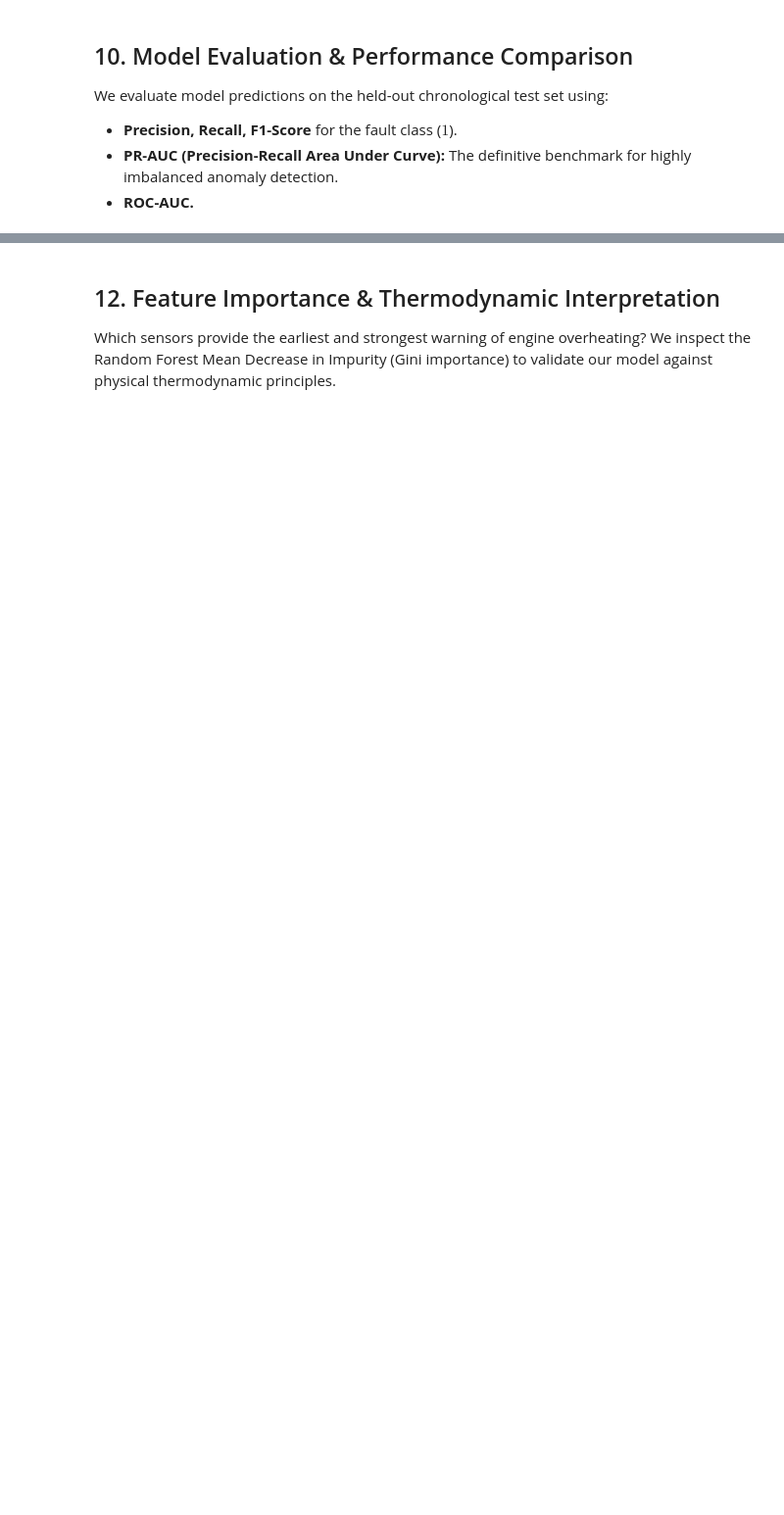
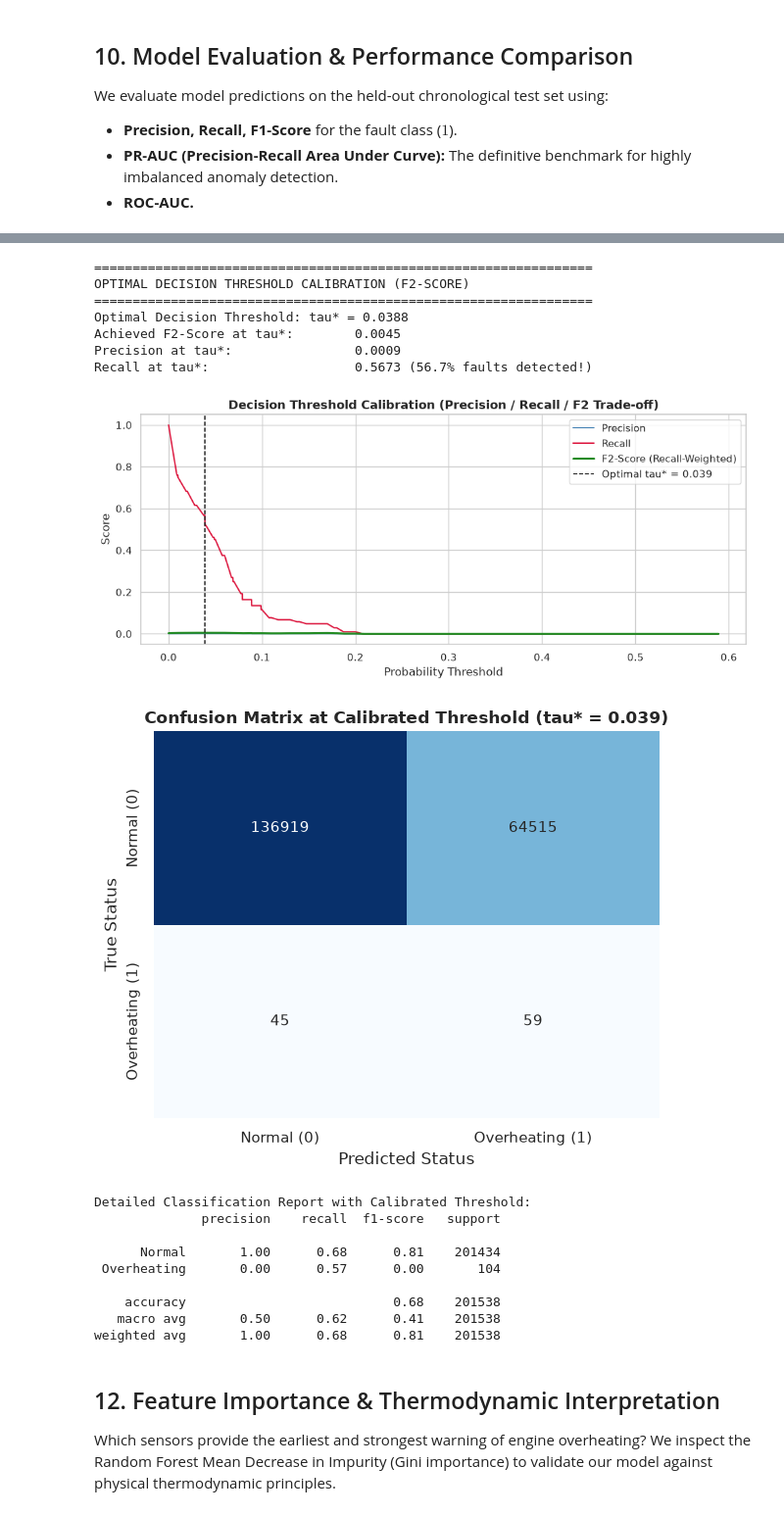
Before and after one commit to PasqualeAndreacchio/AnomalyDection-Spark, a Jupyter notebook: predictive_maintenance.ipynb, the cells around one changed output, grey strips where cells are left out. Shown at 98% size. Drawn from its saved outputs; the diff is of its cells as text; code cells hidden in the pictures; blank space fills up the shorter version.

```diff
--- a/predictive_maintenance.ipynb
+++ b/predictive_maintenance.ipynb
@@ -578,3 +652,81 @@ weighted avg       1.00      0.98      0.99    201538
+# %%
+# Threshold Calibration & Confusion Matrix for Best Performing Model (Random Forest)
+best_model = rf_model
+y_prob_best = best_model.predict_proba(X_test)[:, 1]
+
+# 1. Systematic Decision Threshold Optimization on F2-Score
+precisions, recalls, thresholds = precision_recall_curve(y_test, y_prob_best)
+
+beta = 2.0
+f2_scores = (1 + beta**2) * (precisions * recalls) / (beta**2 * precisions + recalls + 1e-10)
+
+valid_idx = np.where((precisions[:-1] > 0) & (recalls[:-1] > 0))[0]
+if len(valid_idx) > 0:
+    best_t_idx = valid_idx[np.argmax(f2_scores[valid_idx])]
+    optimal_threshold = float(thresholds[best_t_idx])
+    best_f2 = float(f2_scores[best_t_idx])
+    opt_prec = float(precisions[best_t_idx])
+    opt_rec = float(recalls[best_t_idx])
+else:
+    optimal_threshold = 0.5
+    best_f2, opt_prec, opt_rec = 0.0, 0.0, 0.0
+
+print("=" * 65)
+print("OPTIMAL DECISION THRESHOLD CALIBRATION (F2-SCORE)")
+print("=" * 65)
+print(f"Optimal Decision Threshold: tau* = {optimal_threshold:.4f}")
+print(f"Achieved F2-Score at tau*:        {best_f2:.4f}")
+print(f"Precision at tau*:                {opt_prec:.4f}")
+print(f"Recall at tau*:                   {opt_rec:.4f} ({opt_rec*100:.1f}% faults detected!)\n")
+
+# Plot F2, Precision, and Recall curves vs Threshold
+plt.figure(figsize=(10, 4.5))
+plt.plot(thresholds, precisions[:-1], label="Precision", color="steelblue", linewidth=1.5)
+plt.plot(thresholds, recalls[:-1], label="Recall", color="crimson", linewidth=1.5)
+plt.plot(thresholds, f2_scores[:-1], label="F2-Score (Recall-Weighted)", color="forestgreen", linewidth=2.2)
+plt.axvline(optimal_threshold, color="black", linestyle="--", linewidth=1.2, label=f"Optimal tau* = {optimal_threshold:.3f}")
+plt.title("Decision Threshold Calibration (Precision / Recall / F2 Trade-off)", fontsize=13, fontweight="bold")
+plt.xlabel("Probability Threshold")
+plt.ylabel("Score")
+plt.legend(loc="best")
+plt.tight_layout()
+plt.show()
+
+# 2. Confusion Matrix Evaluated at the Optimal Calibrated Threshold
+y_pred_tuned = (y_prob_best >= optimal_threshold).astype(int)
+cm = confusion_matrix(y_test, y_pred_tuned)
+
+plt.figure(figsize=(6, 5))
+sns.heatmap(cm, annot=True, fmt="d", cmap="Blues", cbar=False,
+            xticklabels=["Normal (0)", "Overheating (1)"],
+            yticklabels=["Normal (0)", "Overheating (1)"])
+plt.title(f"Confusion Matrix at Calibrated Threshold (tau* = {optimal_threshold:.3f})", fontweight="bold")
+plt.ylabel("True Status")
+plt.xlabel("Predicted Status")
+plt.tight_layout()
+plt.show()
+
+print("Detailed Classification Report with Calibrated Threshold:")
+print(classification_report(y_test, y_pred_tuned, target_names=["Normal", "Overheating"]))
+# %% [output]
+=================================================================
+OPTIMAL DECISION THRESHOLD CALIBRATION (F2-SCORE)
+=================================================================
+Optimal Decision Threshold: tau* = 0.0388
+Achieved F2-Score at tau*:        0.0045
+Precision at tau*:                0.0009
+Recall at tau*:                   0.5673 (56.7% faults detected!)
+[figure, added]
+[figure, added]
+Detailed Classification Report with Calibrated Threshold:
+              precision    recall  f1-score   support
+
+      Normal       1.00      0.68      0.81    201434
+ Overheating       0.00      0.57      0.00       104
+
+    accuracy                           0.68    201538
+   macro avg       0.50      0.62      0.41    201538
+weighted avg       1.00      0.68      0.81    201538
 # %% [markdown]
 ## 12. Feature Importance & Thermodynamic Interpretation
 Which sensors provide the earliest and strongest warning of engine overheating?
```
Also changed, not shown: parts of 19 cells of this notebook.
